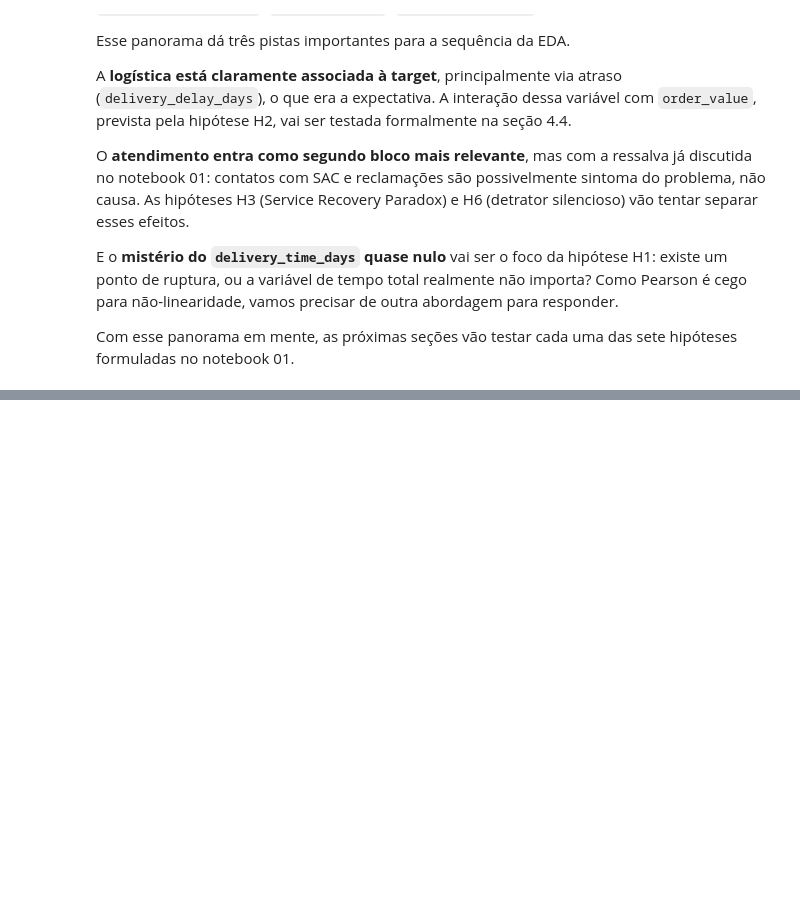
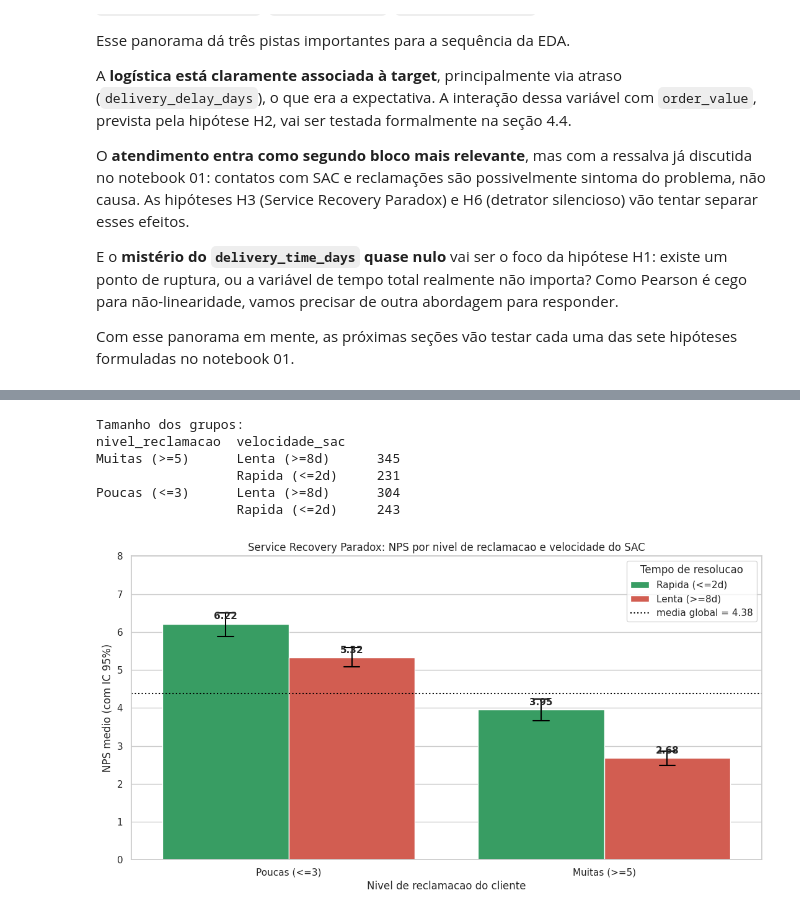
Before and after one commit to guillecosme/fiap-ai-scientist-tech-challange-fase-01, a Jupyter notebook: notebooks/04_eda.ipynb, the cells around one changed output, grey strips where cells are left out. Drawn from its saved outputs; the diff is of its cells as text; code cells hidden in the pictures; blank space fills up the shorter version.

```diff
--- a/notebooks/04_eda.ipynb
+++ b/notebooks/04_eda.ipynb
@@ -191,0 +473,58 @@ Com esse panorama em mente, as próximas seções vão testar cada uma das sete
+# %%
+# Define os 4 grupos cruzando reclamacoes (poucas/muitas) e velocidade do SAC (rapida/lenta)
+poucas = dados["complaints_count"] <= 3
+muitas = dados["complaints_count"] >= 5
+rapida = dados["resolution_time_days"] <= 2
+lenta = dados["resolution_time_days"] >= 8
+
+extremos = dados[(poucas | muitas) & (rapida | lenta)].copy()
+extremos["nivel_reclamacao"] = np.where(extremos["complaints_count"] <= 3, "Poucas (<=3)", "Muitas (>=5)")
+extremos["velocidade_sac"] = np.where(extremos["resolution_time_days"] <= 2, "Rapida (<=2d)", "Lenta (>=8d)")
+
+# Tamanho de cada grupo
+print("Tamanho dos grupos:")
+print(extremos.groupby(["nivel_reclamacao", "velocidade_sac"]).size().to_string())
+
+# Bar chart agrupado: nivel_reclamacao no eixo X, velocidade_sac como hue
+fig, eixo = plt.subplots(figsize=(11, 6))
+
+paleta_velocidade = {"Rapida (<=2d)": "#27ae60", "Lenta (>=8d)": "#e74c3c"}
+
+sns.barplot(
+    data=extremos,
+    x="nivel_reclamacao",
+    y="nps_score",
+    hue="velocidade_sac",
+    order=["Poucas (<=3)", "Muitas (>=5)"],
+    hue_order=["Rapida (<=2d)", "Lenta (>=8d)"],
+    palette=paleta_velocidade,
+    errorbar=("ci", 95),
+    capsize=0.1,
+    err_kws={"linewidth": 1.5, "color": "black"},
+    ax=eixo,
+)
+
+# Anota os valores em cima de cada barra
+for container in eixo.containers:
+    eixo.bar_label(container, fmt="%.2f", padding=3, fontsize=11, fontweight="bold")
+
+# Linha da media global como referencia
+media_global = dados["nps_score"].mean()
+eixo.axhline(media_global, color="black", linestyle=":", linewidth=1.5, label=f"media global = {media_global:.2f}")
+
+eixo.set_xlabel("Nivel de reclamacao do cliente")
+eixo.set_ylabel("NPS medio (com IC 95%)")
+eixo.set_title("Service Recovery Paradox: NPS por nivel de reclamacao e velocidade do SAC")
+eixo.set_ylim(0, 8)
+eixo.legend(title="Tempo de resolucao", loc="upper right")
+fig.tight_layout()
+fig.savefig(PASTA_FIGURAS / "4_5_service_recovery_paradox.png", dpi=120, bbox_inches="tight")
+plt.show()
+# %% [output]
+Tamanho dos grupos:
+nivel_reclamacao  velocidade_sac
+Muitas (>=5)      Lenta (>=8d)      345
+                  Rapida (<=2d)     231
+Poucas (<=3)      Lenta (>=8d)      304
+                  Rapida (<=2d)     243
+[figure, added]
```
Also changed, not shown: parts of 21 cells of this notebook, 3 other files.
